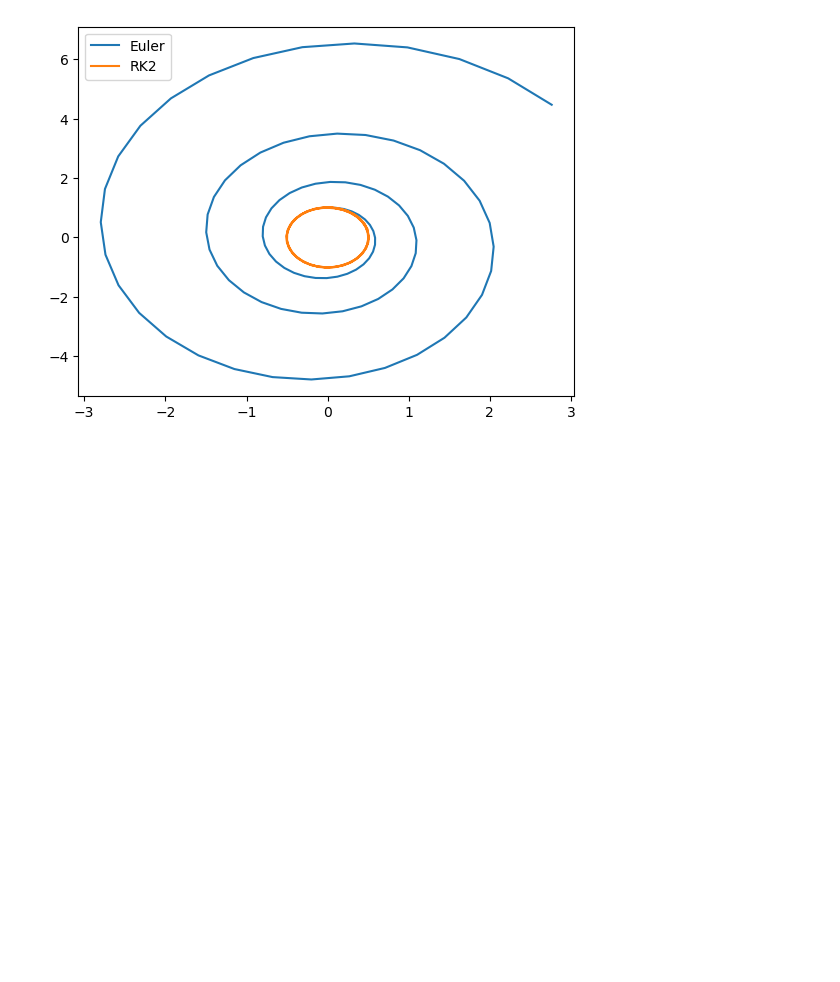
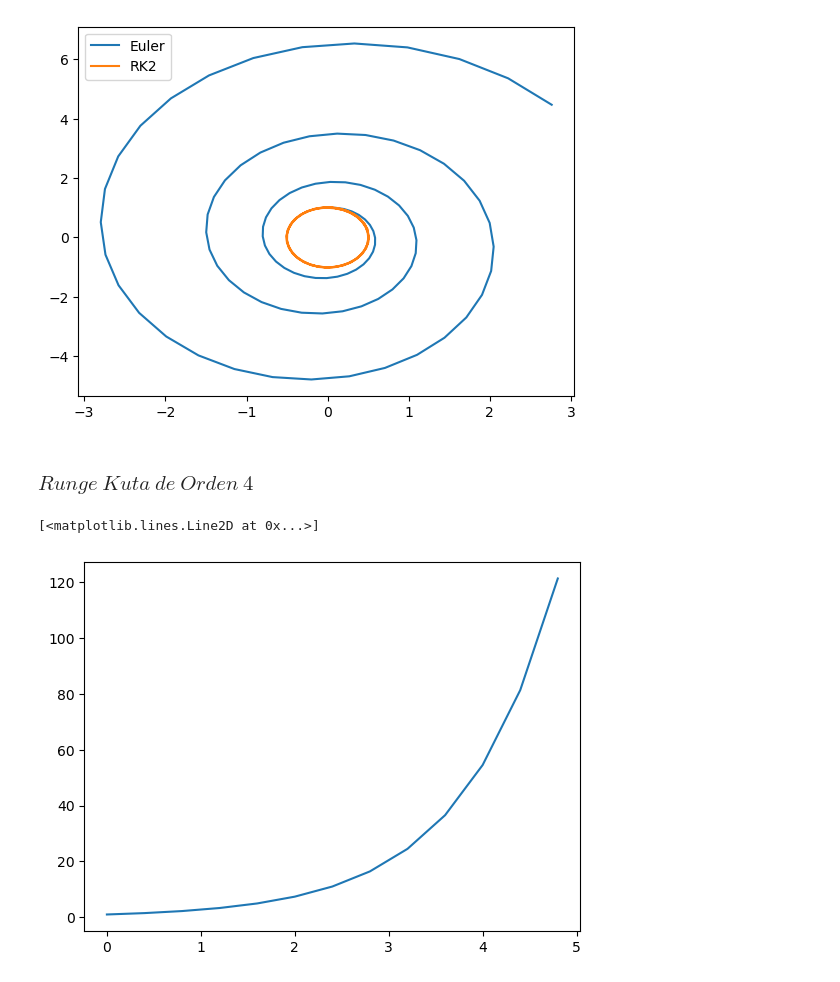
Before and after one commit to martin-calvo/MetodosComputacionales1012, a Jupyter notebook: Students/Cañas_5087/clases/Ecuaciones_diferenciales_ordinarias.ipynb, the cells around one changed output. Saved outputs shown, nothing was run; the diff lists cells and outputs as text; code cells hidden in the pictures; blank space fills up the shorter version.

```diff
--- a/Students/Cañas_5087/clases/Ecuaciones_diferenciales_ordinarias.ipynb
+++ b/Students/Cañas_5087/clases/Ecuaciones_diferenciales_ordinarias.ipynb
@@ -237,3 +237,52 @@ plt.legend()
 plt.show()
 # %% [output]
 [figure]
+# %% [markdown]
+### $Runge$ $Kuta$ $de$ $Orden$ $4$
+# %%
+def RK4(f, t0, tf, Y0, h):
+    '''
+    Resuelve Edo usando RK4
+    Entradas:
+        f: funcion callable
+        t0: tf intervalo float
+        Y0: condiciones iniciales array
+    Salidas
+        tn Vector de tiempo con paso h
+        Yn Matriz con las soluciones de Y array
+    '''
+    n = int((tf - t0)/h) #Numero des pasos nodos
+    tn = np.zeros(n +1 , dtype = float)
+    m = len(Y0) #Numero de filas u orden de laEDO
+    Yn = np.zeros((m, n+1), dtype = float) #Matriz de soluciones
+    #condiciones iniciales
+    tn[0] = t0
+    Yn[:, 0] = Y0
+
+    for k in range(n):
+        tk = tn[k]
+        Yk = Yn[:, k]
+        k1 = f(tk, Yk)
+        k2 = f(tk + h/2, Yk + h/2 * k1)
+        k3 = f(tk + h/2, Yk + h/2 * k2)
+        k4 = f(tk + h, Yk + h*k3)
+
+        Yn[:, k + 1] = Yk + h/6 * (k1 +2*k2 + 2*k3 + k4)
+        tn[k+1] = tk + h
+    return tn, Yn
+# %%
+# dy/dt = y -> f(t,y) = y
+
+def f(t, y):
+    return y
+
+t0, tf = 0., 5.
+Y0 = np.array([1.])
+h = 0.4
+
+t, y = RK4(f, t0, tf, Y0, h)
+# %%
+plt.plot(t, y[0])
+# %% [output]
+[<matplotlib.lines.Line2D at 0x...>]
+[figure, added]
```
Also changed, not shown: parts of 10 cells of this notebook.
